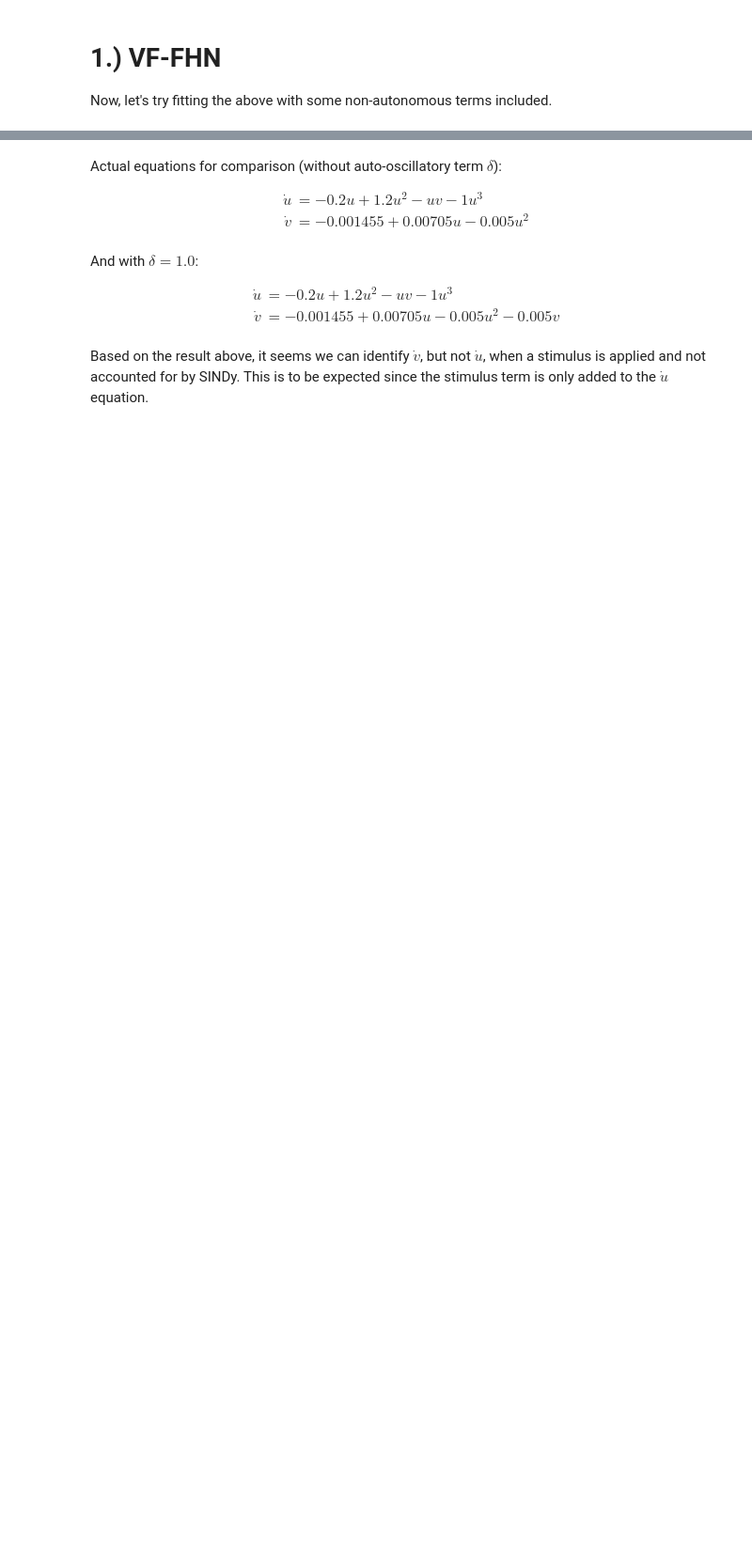
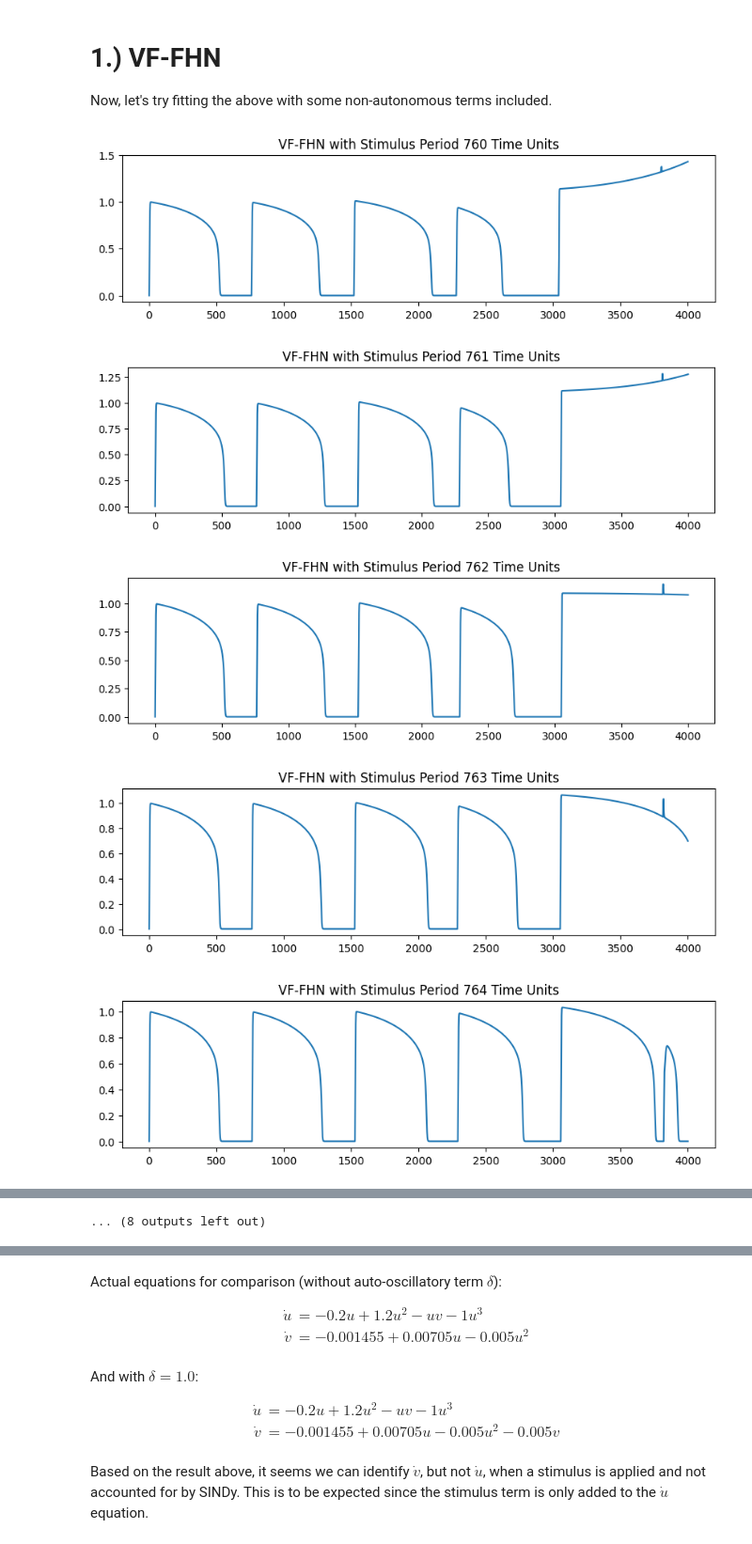
Before and after one commit to cswelch/SINDy-for-Cardiac-Electrophysiology, a Jupyter notebook: SINDy_non-autonomous_test.ipynb, the cells around one changed output, grey strips where cells are left out. Shown at 94% size. Cells and saved outputs as stored; diff of their text form; code cells hidden in the pictures; blank space fills up the shorter version.

```diff
--- a/SINDy_non-autonomous_test.ipynb
+++ b/SINDy_non-autonomous_test.ipynb
@@ -70,17 +70,24 @@ x_0_vf_b = np.array([0,0])
 # %%
 # (Uncomment to determine the optimal period)
 
+fhn_vf_b_part = functools.partial(fhn_vf_b, alpha = 0.2, beta = 1.03, gamma = 0.31, delta = 0.0, eps = 0.003, theta = -0.05, mu = 1.1)
+
 # Compare how different stimulus periods affect the FHN VF-b waveforms.
-# for i in range(0,20):
-#     cur_period = 350. + i
-#     non_aut_func = functools.partial(logical_non_aut, period=cur_period, dur=5.0, mag=0.12)
-#     cur_states_fhn = odeint(fhn_vf_b, x_0_vf_b, t_vf_b, args=(non_aut_func,), hmax=0.1)
+for i in range(0,20):
+    cur_period = 760. + i
+    non_aut_func = functools.partial(logical_non_aut, period=cur_period, dur=5.0, mag=0.12)
+    cur_states_fhn = odeint(fhn_vf_b_part, x_0_vf_b, t_vf_b, args=(non_aut_func,), hmax=0.1)
 
-#     cur_df_states_fhn = pd.DataFrame(cur_states_fhn, columns=['u','v'])
-#     cur_u_fhn = cur_df_states_fhn['u'].tolist()
+    cur_df_states_fhn = pd.DataFrame(cur_states_fhn, columns=['u','v'])
+    cur_u_fhn = cur_df_states_fhn['u'].tolist()
 
-#     plt.plot(t_vf_b, cur_u_fhn)
-#     plt.title(f"VF-FHN with Stimulus Period {cur_period:.0f} Time Units")
-#     plt.xlim(0,2000)
-#     plt.gcf().set_size_inches(10, 2.5) # Change plot size so we quickly see differences in waveforms
-#     plt.show()
+    plt.plot(t_vf_b, cur_u_fhn)
+    plt.title(f"VF-FHN with Stimulus Period {cur_period:.0f} Time Units")
+    plt.gcf().set_size_inches(10, 2.5) # Change plot size so we quickly see differences in waveforms
+    plt.show()
+# %% [output]
+[figure, added]
+[figure, added]
+[figure, added]
+[figure, added]
+[figure, added]
@@ -87 +101,2 @@ x_0_vf_b = np.array([0,0])
+... (8 outputs left out)
 # %% [markdown]
```
Also changed, not shown: parts of 8 cells of this notebook.
